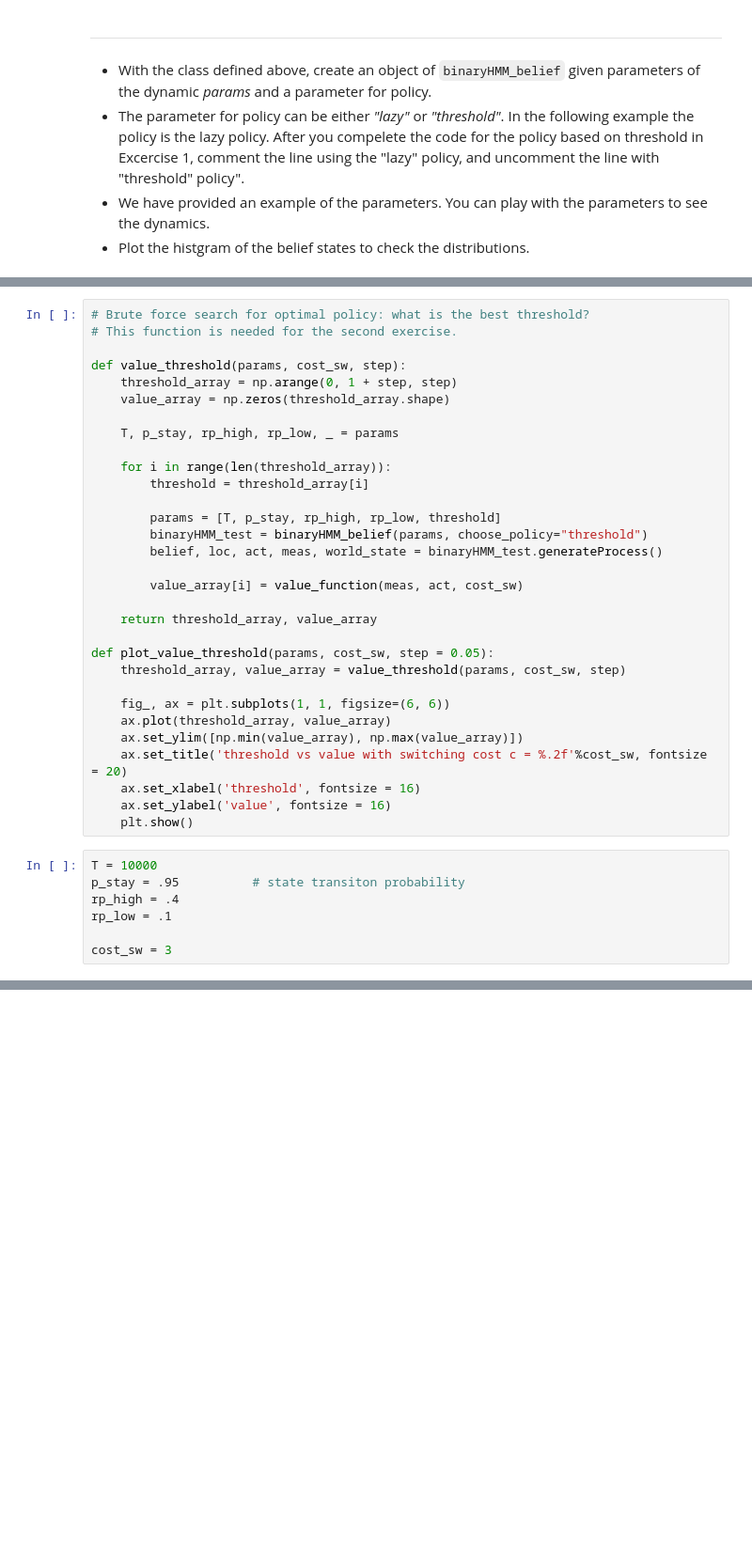
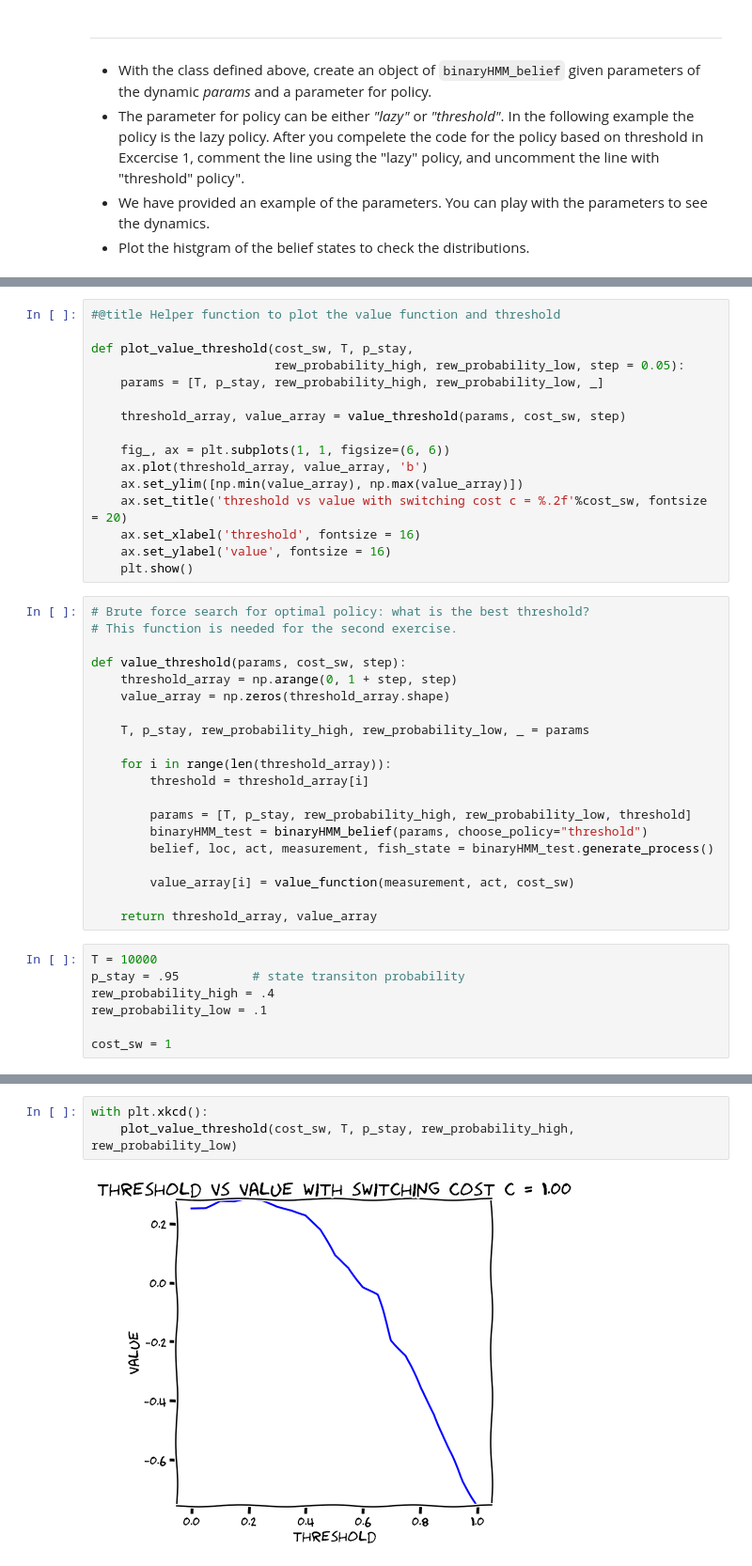
Before and after one commit to zhengww/NeuroMatchAcademy, a Jupyter notebook: Tutorial1_optimal_control_discrete.ipynb, the cells around one changed output, grey strips where cells are left out. Shown: that part at 94% size. Cells and saved outputs as stored; diff of their text form; blank space fills up the shorter version.

```diff
--- a/Tutorial1_optimal_control_discrete.ipynb
+++ b/Tutorial1_optimal_control_discrete.ipynb
@@ -458,3 +574,19 @@ After that, change the other parameters and explore the resultant values.
+# %%
+#@title Helper function to plot the value function and threshold
+
+def plot_value_threshold(cost_sw, T, p_stay,
+                         rew_probability_high, rew_probability_low, step = 0.05):
+    params = [T, p_stay, rew_probability_high, rew_probability_low, _]
+
+    threshold_array, value_array = value_threshold(params, cost_sw, step)
+
+    fig_, ax = plt.subplots(1, 1, figsize=(6, 6))
+    ax.plot(threshold_array, value_array, 'b')
+    ax.set_ylim([np.min(value_array), np.max(value_array)])
+    ax.set_title('threshold vs value with switching cost c = %.2f'%cost_sw, fontsize = 20)
+    ax.set_xlabel('threshold', fontsize = 16)
+    ax.set_ylabel('value', fontsize = 16)
+    plt.show()
 # %%
 # Brute force search for optimal policy: what is the best threshold?
 # This function is needed for the second exercise.
@@ -463,33 +595,22 @@ def value_threshold(params, cost_sw, step):
     threshold_array = np.arange(0, 1 + step, step)
     value_array = np.zeros(threshold_array.shape)
 
-    T, p_stay, rp_high, rp_low, _ = params
+    T, p_stay, rew_probability_high, rew_probability_low, _ = params
 
     for i in range(len(threshold_array)):
         threshold = threshold_array[i]
 
-        params = [T, p_stay, rp_high, rp_low, threshold]
+        params = [T, p_stay, rew_probability_high, rew_probability_low, threshold]
         binaryHMM_test = binaryHMM_belief(params, choose_policy="threshold")
-        belief, loc, act, meas, world_state = binaryHMM_test.generateProcess()
+        belief, loc, act, measurement, fish_state = binaryHMM_test.generate_process()
 
-        value_array[i] = value_function(meas, act, cost_sw)
+        value_array[i] = value_function(measurement, act, cost_sw)
 
     return threshold_array, value_array
-
-def plot_value_threshold(params, cost_sw, step = 0.05):
-    threshold_array, value_array = value_threshold(params, cost_sw, step)
-
-    fig_, ax = plt.subplots(1, 1, figsize=(6, 6))
-    ax.plot(threshold_array, value_array)
-    ax.set_ylim([np.min(value_array), np.max(value_array)])
-    ax.set_title('threshold vs value with switching cost c = %.2f'%cost_sw, fontsize = 20)
-    ax.set_xlabel('threshold', fontsize = 16)
-    ax.set_ylabel('value', fontsize = 16)
-    plt.show()
 # %%
 T = 10000
 p_stay = .95          # state transiton probability
-rp_high = .4
-rp_low = .1
+rew_probability_high = .4
+rew_probability_low = .1
 
-cost_sw = 3
+cost_sw = 1
@@ -500,0 +617,5 @@ plot_value_threshold(params, cost_sw)
+# %%
+with plt.xkcd():
+    plot_value_threshold(cost_sw, T, p_stay, rew_probability_high, rew_probability_low)
+# %% [output]
+[figure, added]
```
Also changed, not shown: parts of 29 cells of this notebook.
